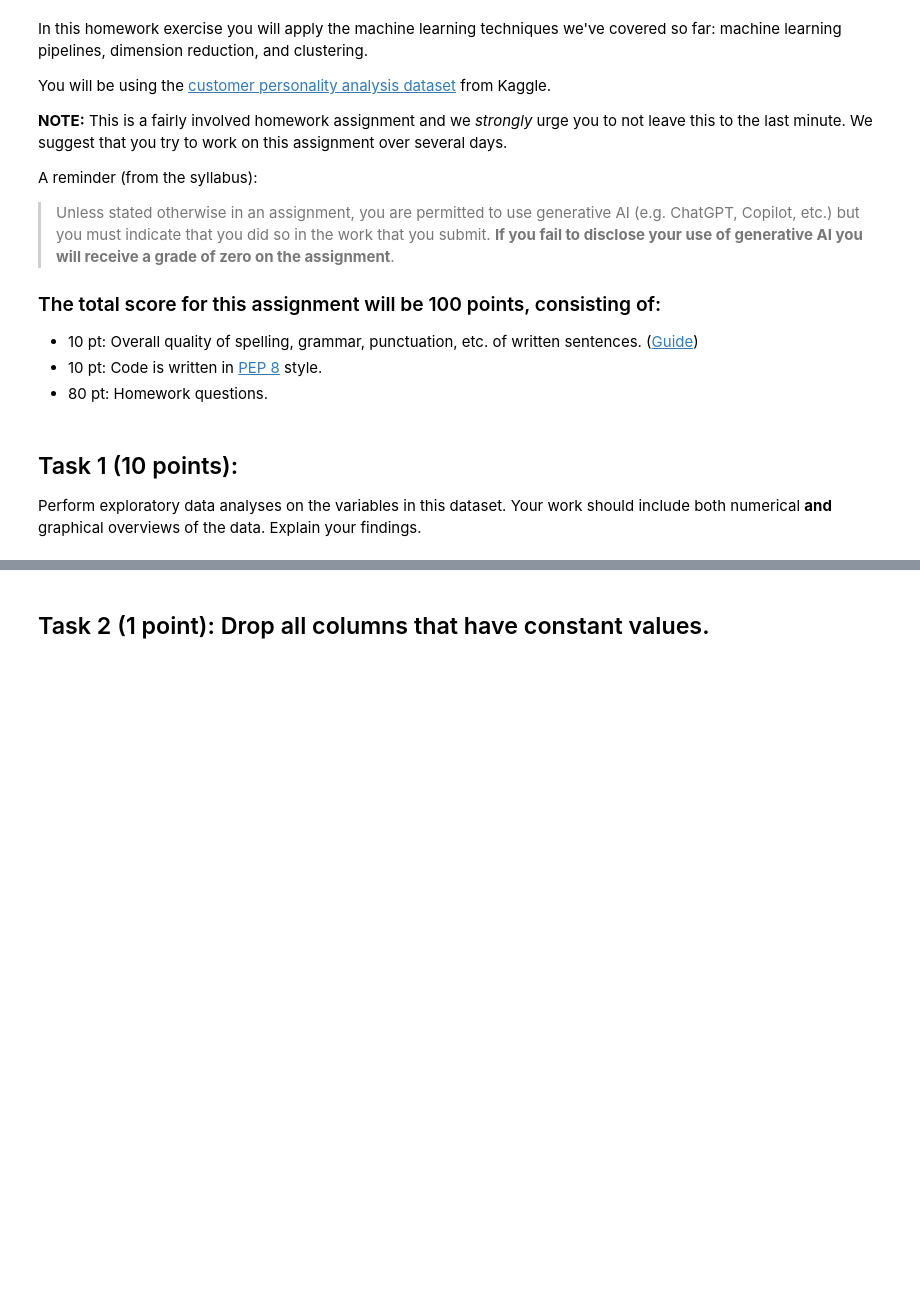
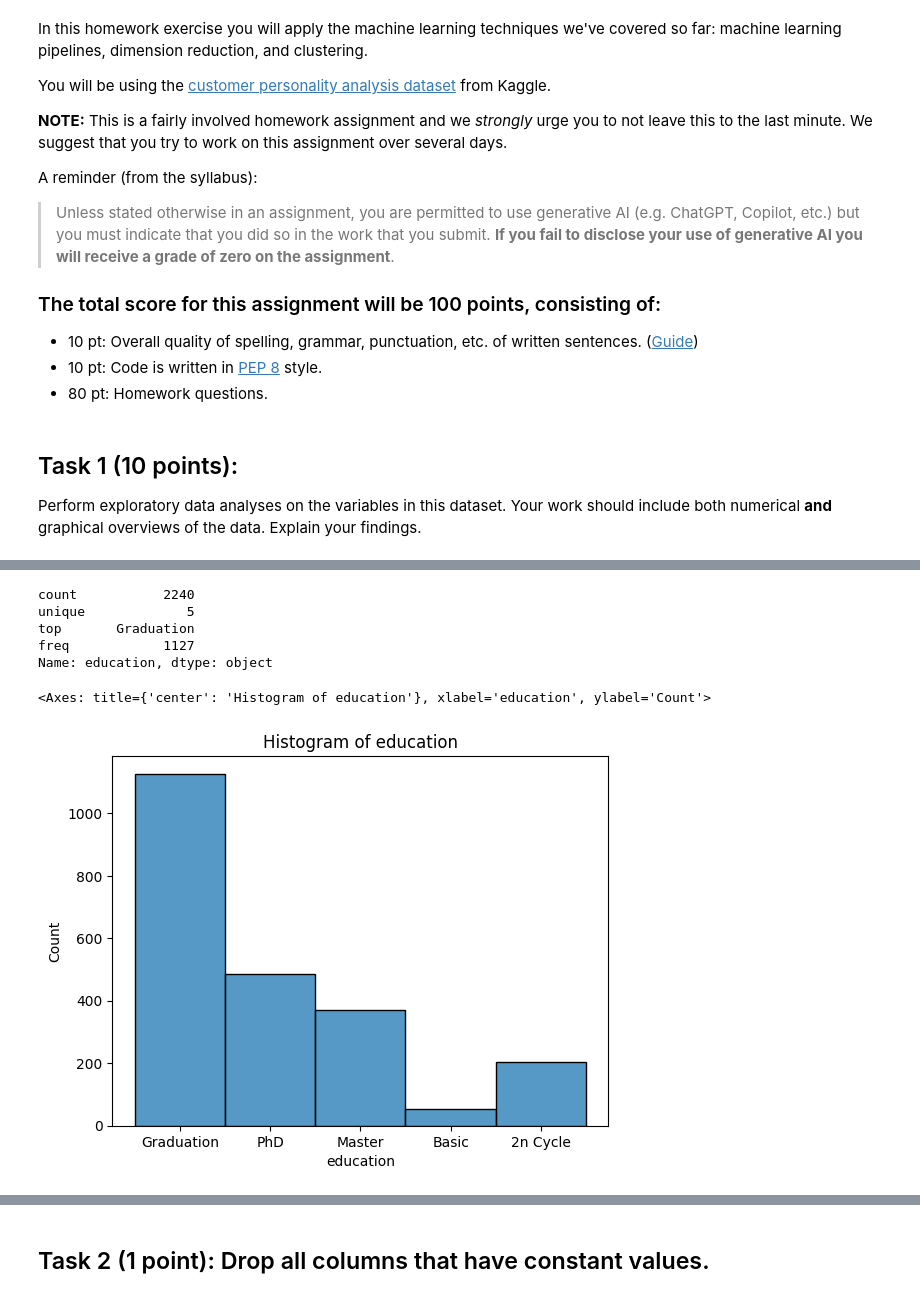
Before and after one commit to Mattcalcaterra/si618classwork, a Jupyter notebook: homework/SI_618_Homework_06.ipynb, the cells around one changed output, grey strips where cells are left out. Cells and saved outputs as stored; diff of their text form; code cells hidden in the pictures; blank space fills up the shorter version.

```diff
--- a/homework/SI_618_Homework_06.ipynb
+++ b/homework/SI_618_Homework_06.ipynb
@@ -116,0 +152,10 @@ Insert your explanations and interpretations here. You may use multiple cells if
+# %%
+basic_histogram(customer_df["education"])
+# %% [output]
+count           2240
+unique             5
+top       Graduation
+freq            1127
+Name: education, dtype: object
+<Axes: title={'center': 'Histogram of education'}, xlabel='education', ylabel='Count'>
+[figure, added]
```
Also changed, not shown: parts of 16 cells of this notebook.
